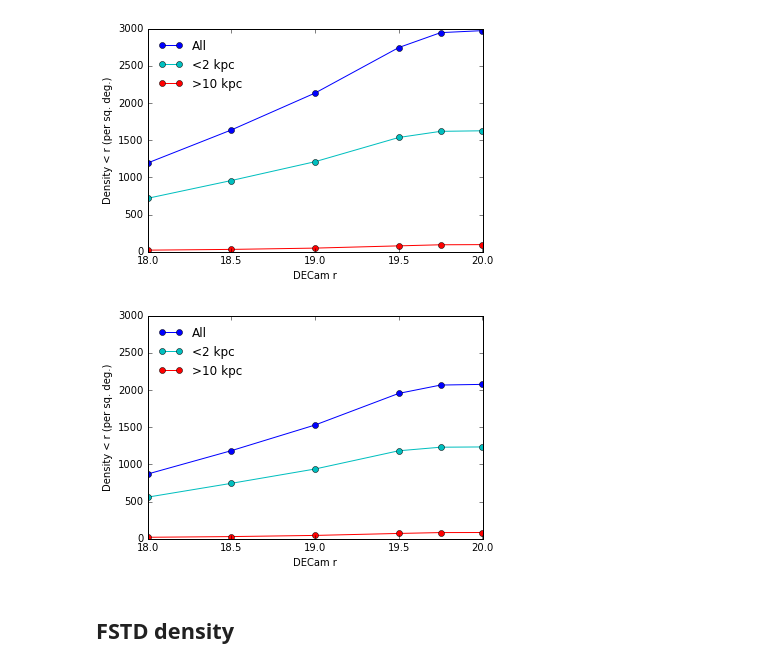
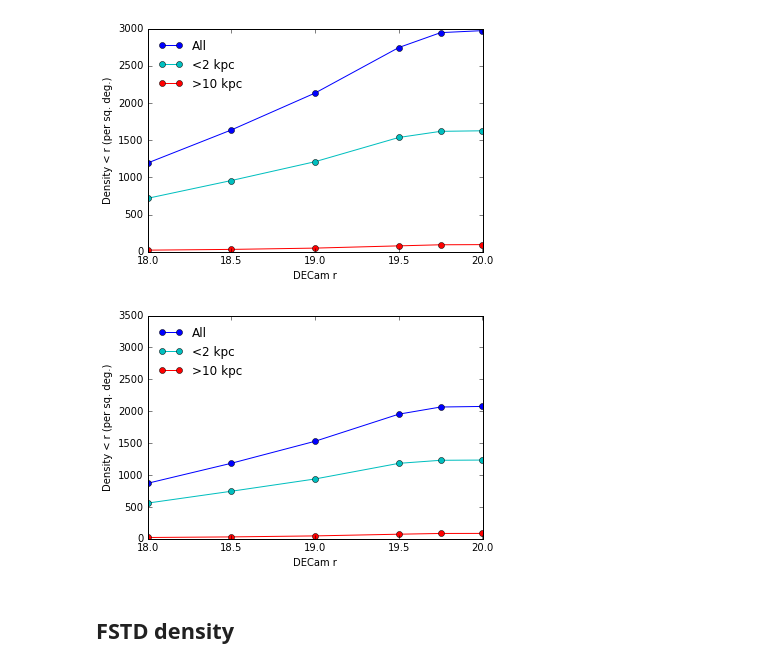
Before and after one commit to apcooper/bright_analysis_doc, a Jupyter notebook: nb/12apr2017_full.ipynb, the cells around one changed output. Cells and saved outputs as stored; diff of their text form; code cells hidden in the pictures.

```diff
--- a/nb/12apr2017_full.ipynb
+++ b/nb/12apr2017_full.ipynb
@@ -650,15 +653,15 @@ pl.legend(frameon=False,loc='upper left');
 # %%
 # Healpixels with b > 30
 plot(limits,sd_at_limit_h,marker='o',c='b',label='All')
 plot(limits,sd_at_limit_near_h,marker='o',c='c',label='<2 kpc')
 plot(limits,sd_at_limit_distant_h,marker='o',c='r',label='>10 kpc')
 
-pl.ylim(0,3000)
+pl.ylim(0,3500)
 pl.xlabel('DECam r')
 pl.ylabel('Density < r (per sq. deg.)')
 pl.legend(frameon=False,loc='upper left');
 # %% [output]
-[figure, old version]
+[figure, new version]
 # %% [markdown]
 ## FSTD density
 # %%
```
Also changed, not shown: parts of 3 cells of this notebook, 2 other files.
